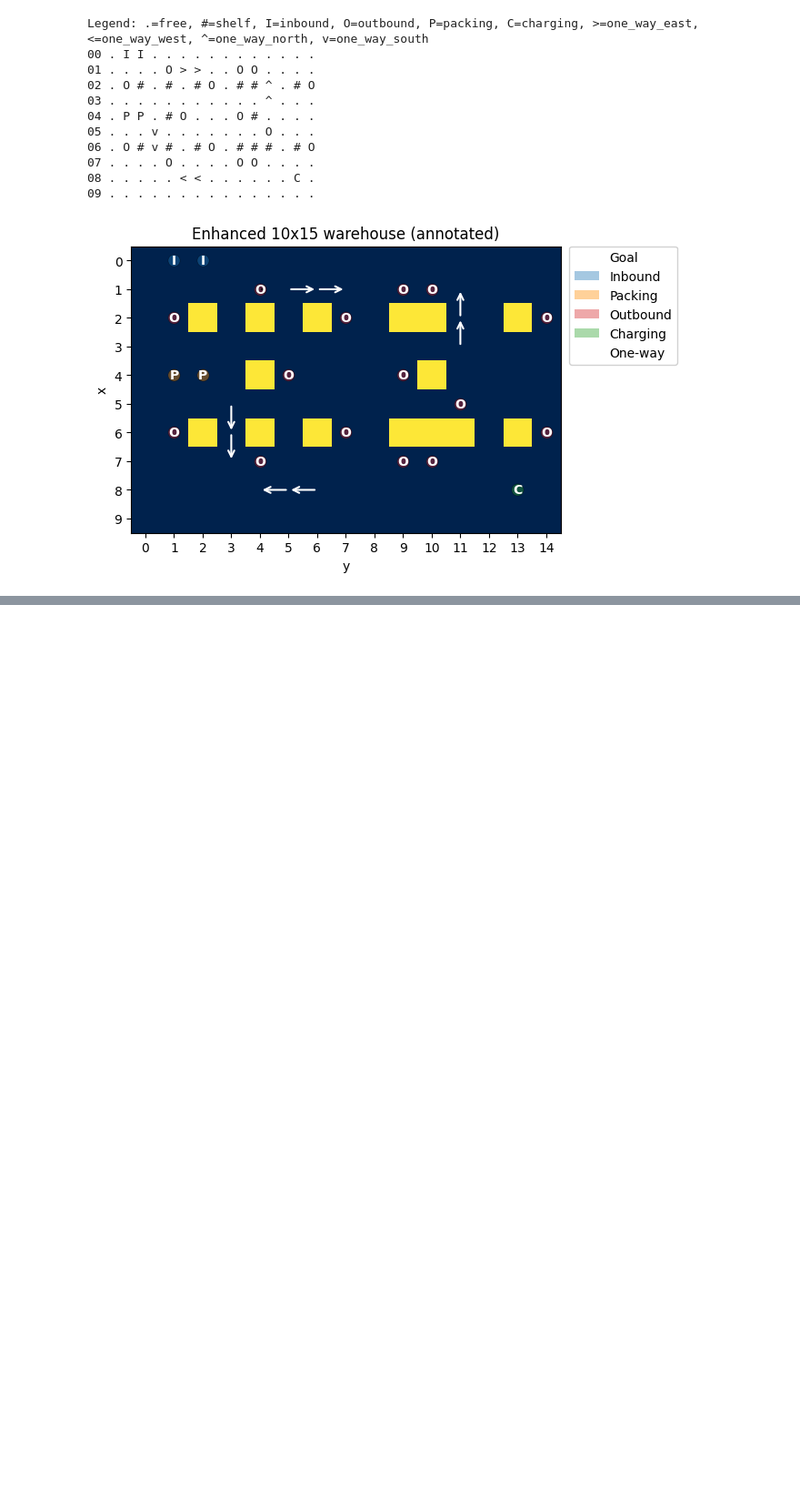
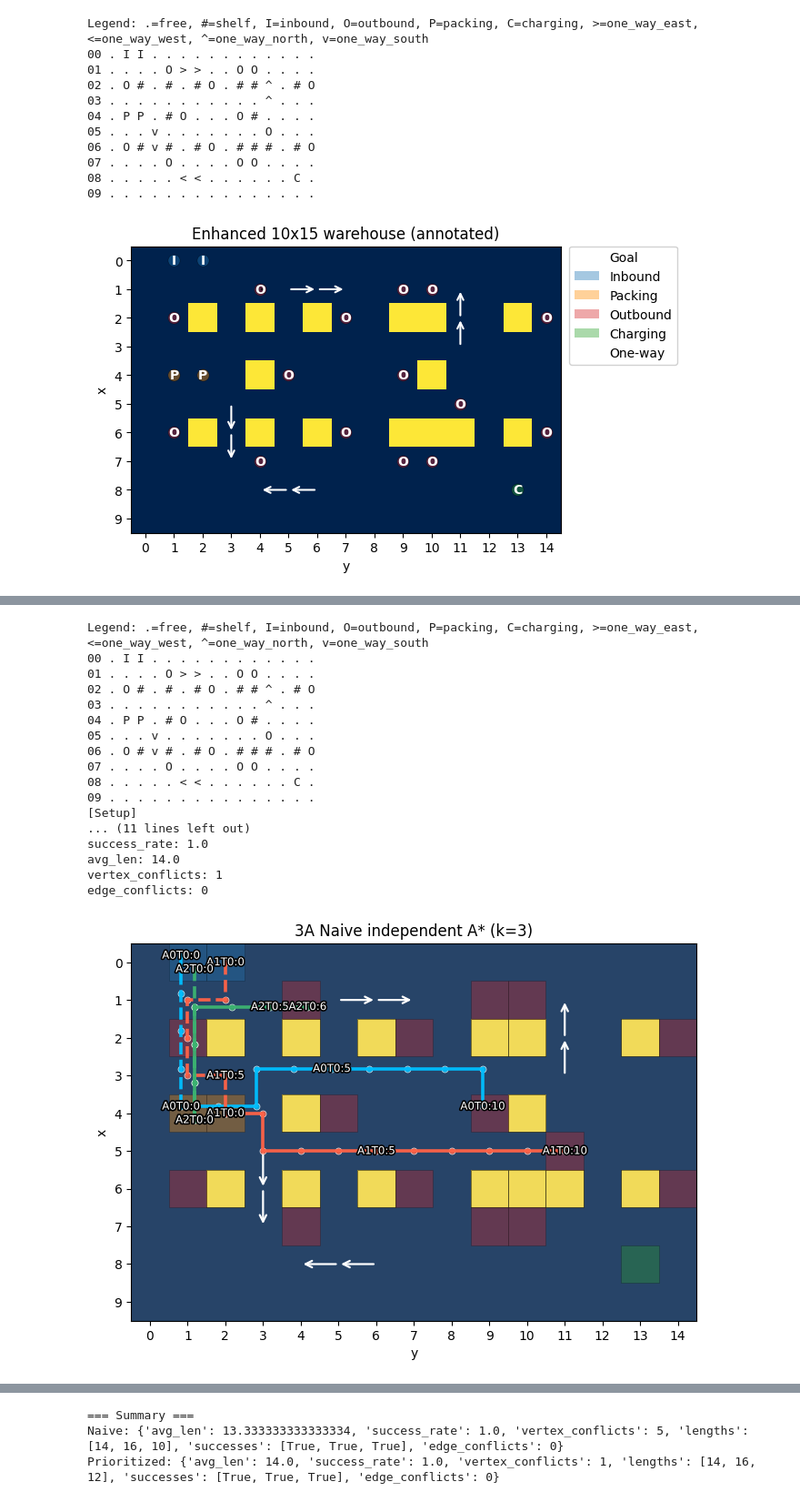
Before and after one commit to DaisioSK/CS5446-Warehouse-Robot, a Jupyter notebook: CS5446_warehouse_robot_clean.ipynb, the cells around one changed output, grey strips where cells are left out. Shown at 91% size. Saved outputs shown, nothing was run; the diff lists cells and outputs as text; code cells hidden in the pictures; blank space fills up the shorter version.

Commit message:
step 3 - multiple agent with priority planning completed

```diff
--- a/CS5446_warehouse_robot_clean.ipynb
+++ b/CS5446_warehouse_robot_clean.ipynb
@@ -315,0 +297,35 @@ Saved GIF to: sequential_2.gif
+# %%
+# === MAPF Step 3A/3B Experiment (append) ===
+from custom_layouts import make_enhanced_nonfl, ascii_preview
+from experiments_3ab import run_3a_3b
+
+# Use enhanced 10x15 environment; tweak inflation_radius to simulate wider robots
+nonfl = make_enhanced_nonfl(inflation_radius=0)
+print(ascii_preview())  # quick sanity check of the ASCII layout
+
+# Run both variants on identical starts/goals
+result = run_3a_3b(nonfl=nonfl, k_agents=3, seed=13, t_max=256, make_gif=False)
+
+# Quick metrics glance
+print("\n=== Summary ===")
+print("Naive:", result["metrics_naive"])
+print("Prioritized:", result["metrics_prioritized"])
+# %% [output]
+Legend: .=free, #=shelf, I=inbound, O=outbound, P=packing, C=charging, >=one_way_east, <=one_way_west, ^=one_way_north, v=one_way_south
+00 . I I . . . . . . . . . . . .
+01 . . . . O > > . . O O . . . .
+02 . O # . # . # O . # # ^ . # O
+03 . . . . . . . . . . . ^ . . .
+04 . P P . # O . . . O # . . . .
+05 . . . v . . . . . . . O . . .
+06 . O # v # . # O . # # # . # O
+07 . . . . O . . . . O O . . . .
+08 . . . . . < < . . . . . . C .
+09 . . . . . . . . . . . . . . .
+[Setup]
+... (11 lines left out)
+success_rate: 1.0
+avg_len: 14.0
+vertex_conflicts: 1
+edge_conflicts: 0
+[figure, added]
@@ -315,0 +333,3 @@ Saved GIF to: sequential_2.gif
+=== Summary ===
+Naive: {'avg_len': 13.333333333333334, 'success_rate': 1.0, 'vertex_conflicts': 5, 'lengths': [14, 16, 10], 'successes': [True, True, True], 'edge_conflicts': 0}
+Prioritized: {'avg_len': 14.0, 'success_rate': 1.0, 'vertex_conflicts': 1, 'lengths': [14, 16, 12], 'successes': [True, True, True], 'edge_conflicts': 0}
```
Also changed, not shown: parts of 10 cells of this notebook, 4 other files.
